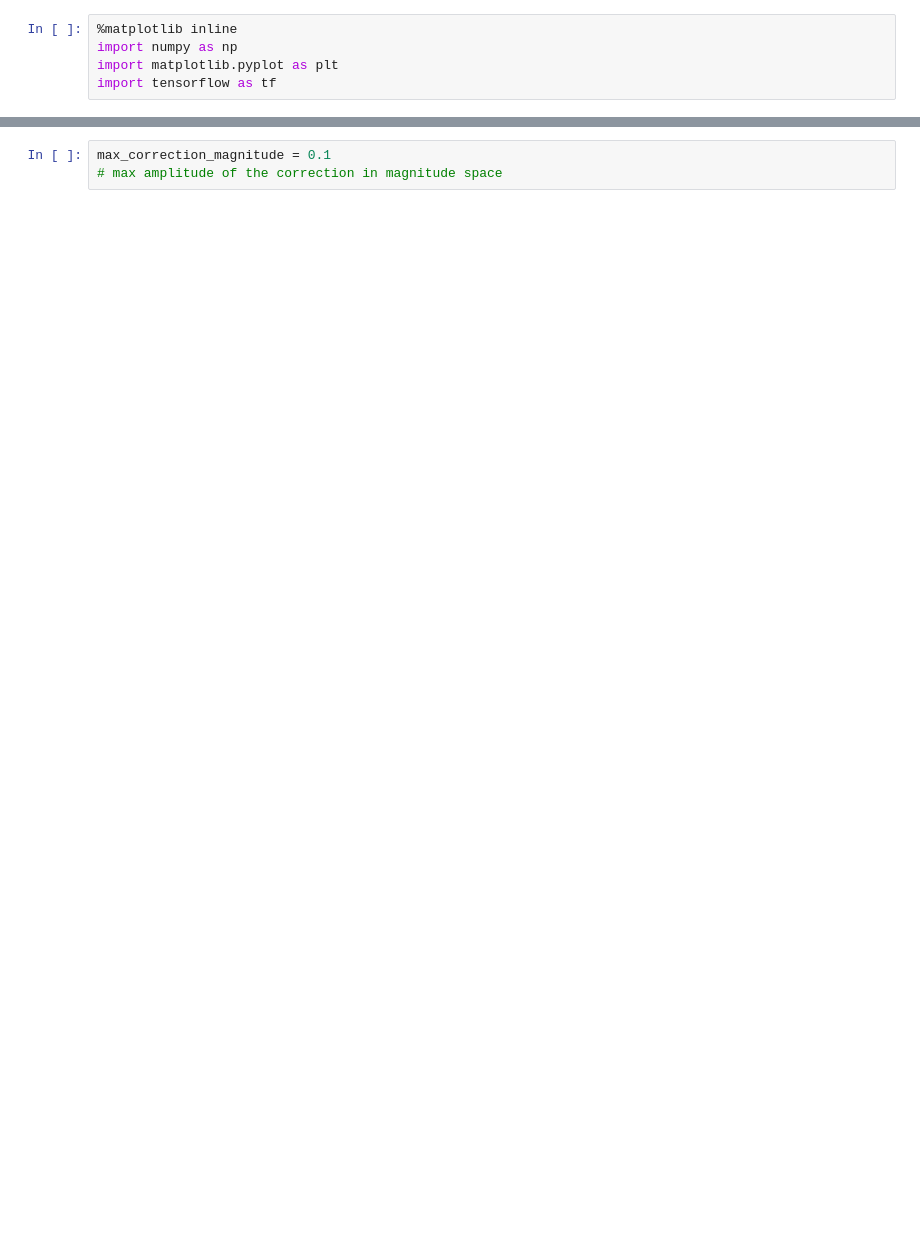
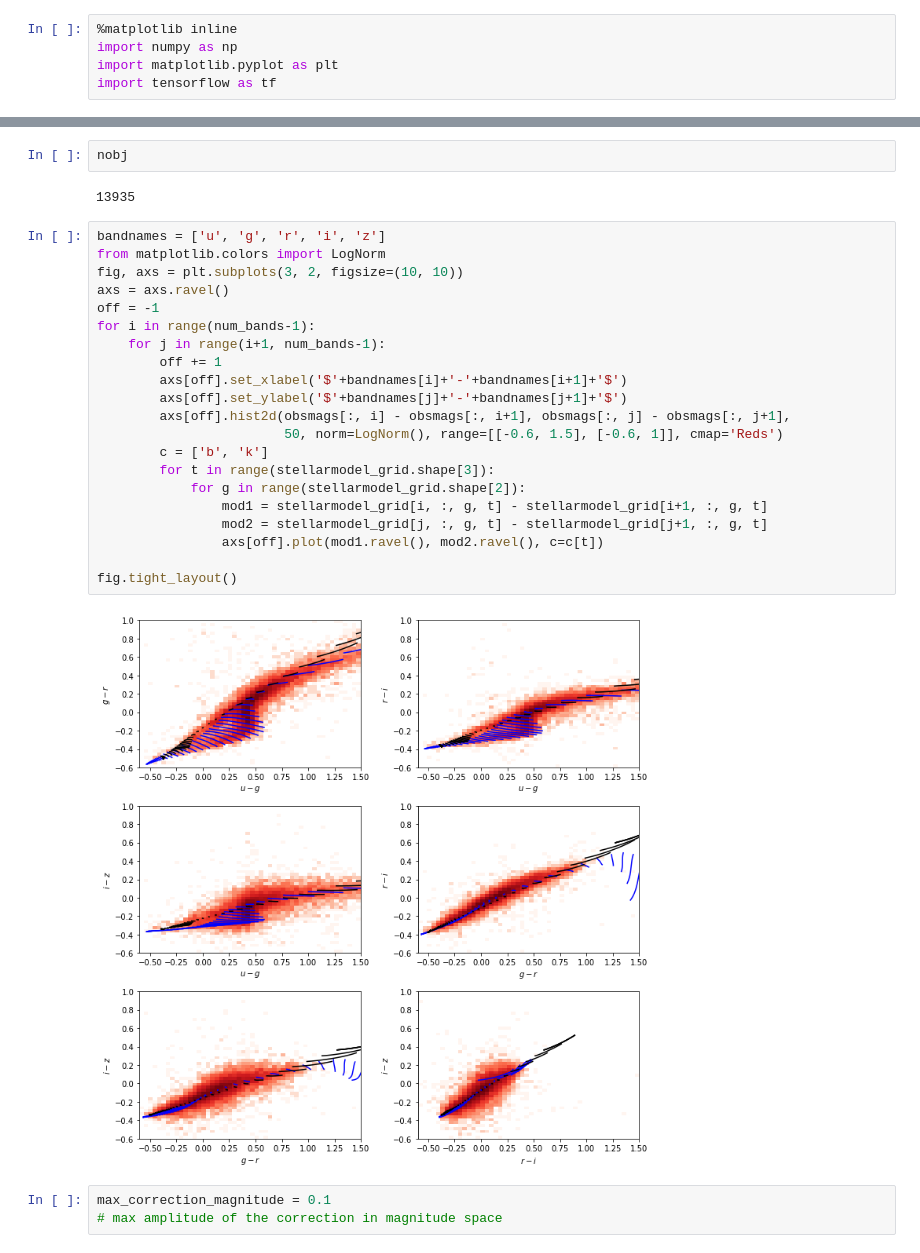
Before and after one commit to ixkael/data-driven-stellar-models, a Jupyter notebook: Stellar grid correction prototype.ipynb, the cells around one changed output, grey strips where cells are left out. Saved outputs shown, nothing was run; the diff lists cells and outputs as text; blank space fills up the shorter version.

```diff
--- a/Stellar grid correction prototype.ipynb
+++ b/Stellar grid correction prototype.ipynb
@@ -22,6 +22,33 @@ obsmags = npzfile['obsmags']
 nobj, num_bands = obsmags.shape
 obsmags_covar_chol = npzfile['obsmags_covar_chol']
 obsmags_covar_logdet = npzfile['obsmags_covar_logdet']
+# %%
+nobj
+# %% [output]
+13935
+# %%
+bandnames = ['u', 'g', 'r', 'i', 'z']
+from matplotlib.colors import LogNorm
+fig, axs = plt.subplots(3, 2, figsize=(10, 10))
+axs = axs.ravel()
+off = -1
+for i in range(num_bands-1):
+    for j in range(i+1, num_bands-1):
+        off += 1
+        axs[off].set_xlabel('$'+bandnames[i]+'-'+bandnames[i+1]+'$')
+        axs[off].set_ylabel('$'+bandnames[j]+'-'+bandnames[j+1]+'$')
+        axs[off].hist2d(obsmags[:, i] - obsmags[:, i+1], obsmags[:, j] - obsmags[:, j+1],
+                        50, norm=LogNorm(), range=[[-0.6, 1.5], [-0.6, 1]], cmap='Reds')
+        c = ['b', 'k']
+        for t in range(stellarmodel_grid.shape[3]):
+            for g in range(stellarmodel_grid.shape[2]):
+                mod1 = stellarmodel_grid[i, :, g, t] - stellarmodel_grid[i+1, :, g, t]
+                mod2 = stellarmodel_grid[j, :, g, t] - stellarmodel_grid[j+1, :, g, t]
+                axs[off].plot(mod1.ravel(), mod2.ravel(), c=c[t])
+
+fig.tight_layout()
+# %% [output]
+[figure, added]
 # %%
 max_correction_magnitude = 0.1
 # max amplitude of the correction in magnitude space
```
Also changed, not shown: parts of 5 cells of this notebook.
